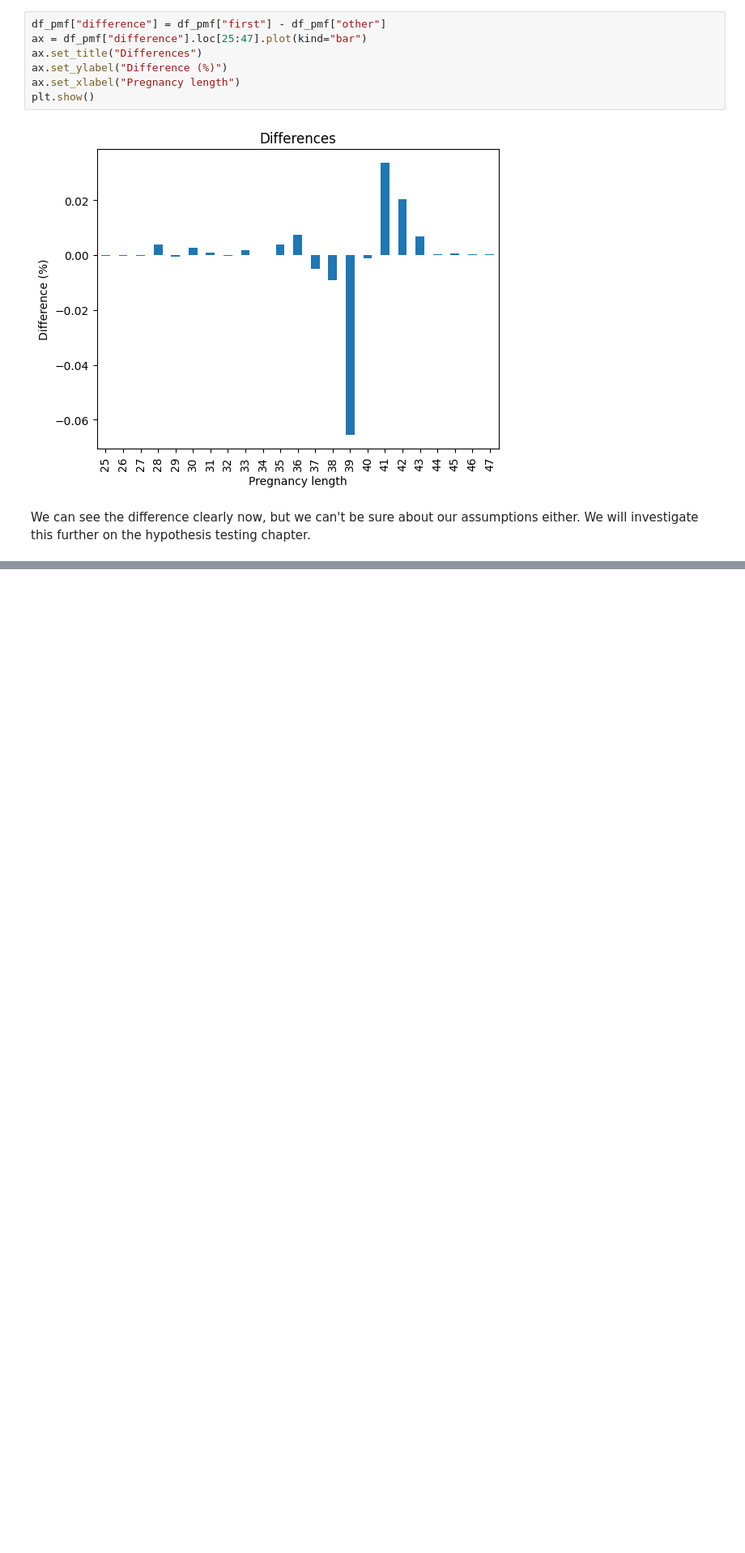
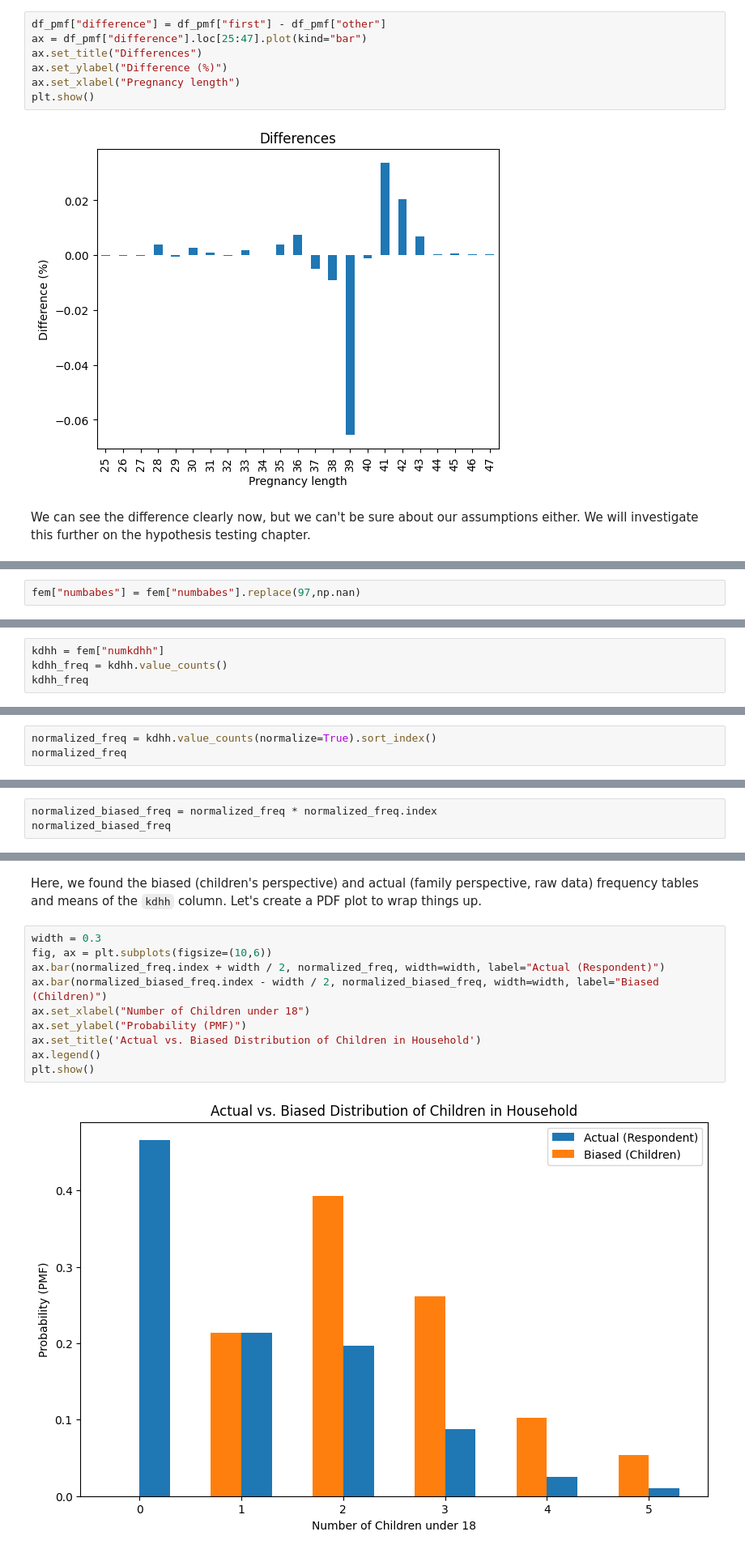
Before and after one commit to dybdeskarphet/statistics, a Jupyter notebook: notes/think_stats/03_pmf.ipynb, the cells around one changed output, grey strips where cells are left out. Shown at 81% size. Drawn from its saved outputs; the diff is of its cells as text; blank space fills up the shorter version.

```diff
--- a/notes/think_stats/03_pmf.ipynb
+++ b/notes/think_stats/03_pmf.ipynb
@@ -143,0 +159,2 @@ We can see the difference clearly now, but we can't be sure about our assumption
+# %%
+fem["numbabes"] = fem["numbabes"].replace(97,np.nan)
@@ -143,0 +188,4 @@ We can see the difference clearly now, but we can't be sure about our assumption
+# %%
+kdhh = fem["numkdhh"]
+kdhh_freq = kdhh.value_counts()
+kdhh_freq
@@ -143,0 +223,3 @@ We can see the difference clearly now, but we can't be sure about our assumption
+# %%
+normalized_freq = kdhh.value_counts(normalize=True).sort_index()
+normalized_freq
@@ -143,0 +235,3 @@ We can see the difference clearly now, but we can't be sure about our assumption
+# %%
+normalized_biased_freq = normalized_freq * normalized_freq.index
+normalized_biased_freq
@@ -144 +247,15 @@ We can see the difference clearly now, but we can't be sure about our assumption
+# %% [markdown]
+Here, we found the biased (children's perspective) and actual (family perspective, raw data) frequency tables and means of the `kdhh` column. Let's create a PDF plot to wrap things up.
+# %%
+width = 0.3
+fig, ax = plt.subplots(figsize=(10,6))
+ax.bar(normalized_freq.index + width / 2, normalized_freq, width=width, label="Actual (Respondent)")
+ax.bar(normalized_biased_freq.index - width / 2, normalized_biased_freq, width=width, label="Biased (Children)")
+ax.set_xlabel("Number of Children under 18")
+ax.set_ylabel("Probability (PMF)")
+ax.set_title('Actual vs. Biased Distribution of Children in Household')
+ax.legend()
+plt.show()
+# %% [output]
+[figure, added]
 # %% [markdown]
```
Also changed, not shown: parts of 17 cells of this notebook, 1 other file.
